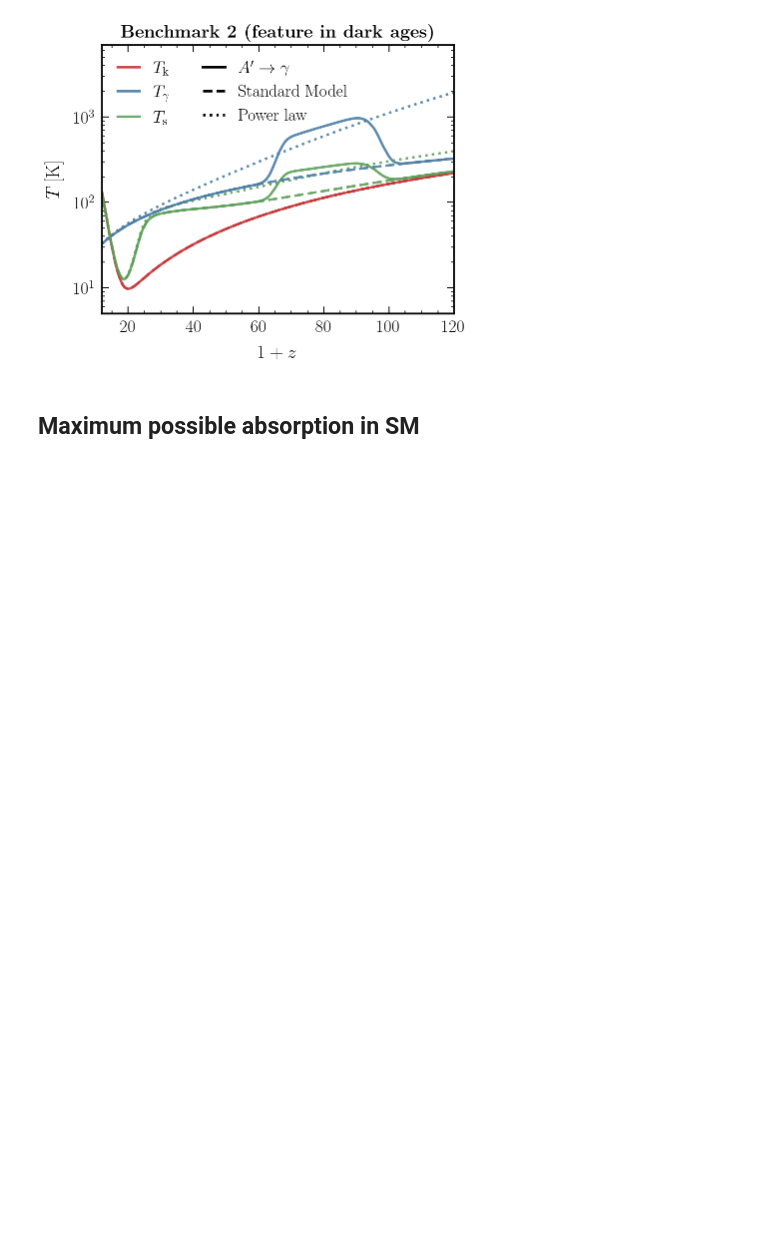
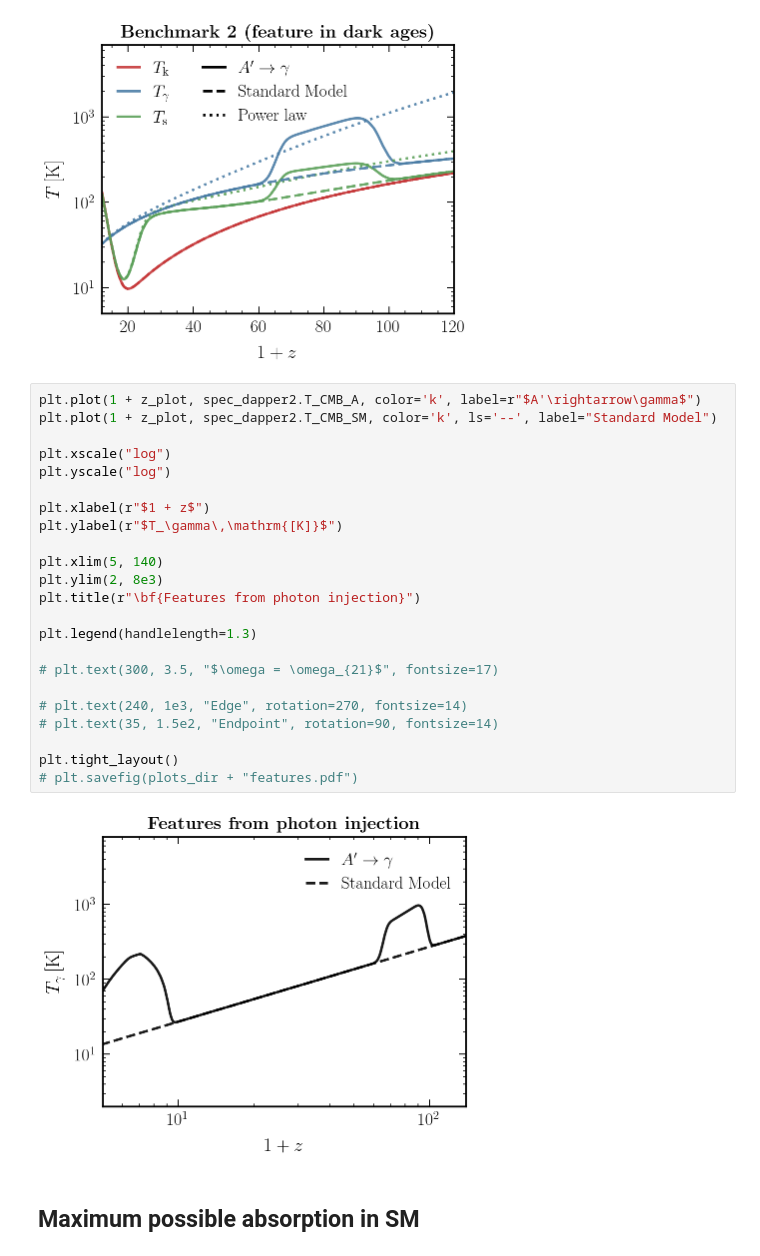
Before and after one commit to smsharma/edges-endpoints-21cm, a Jupyter notebook: notebooks/01_21cm_decay.ipynb, the cells around one changed output. Drawn from its saved outputs; the diff is of its cells as text; blank space fills up the shorter version.

```diff
--- a/notebooks/01_21cm_decay.ipynb
+++ b/notebooks/01_21cm_decay.ipynb
@@ -485,6 +485,31 @@ ax.legend(handles, labels, ncol=2, handlelength=1.3)
 plt.savefig(plots_dir + "T_evol_2.pdf")
 # %% [output]
 [figure]
+# %%
+plt.plot(1 + z_plot, spec_dapper2.T_CMB_A, color='k', label=r"$A'\rightarrow\gamma$")
+plt.plot(1 + z_plot, spec_dapper2.T_CMB_SM, color='k', ls='--', label="Standard Model")
+
+plt.xscale("log")
+plt.yscale("log")
+
+plt.xlabel(r"$1 + z$")
+plt.ylabel(r"$T_\gamma\,\mathrm{[K]}$")
+
+plt.xlim(5, 140)
+plt.ylim(2, 8e3)
+plt.title(r"\bf{Features from photon injection}")
+
+plt.legend(handlelength=1.3)
+
+# plt.text(300, 3.5, "$\omega = \omega_{21}$", fontsize=17)
+
+# plt.text(240, 1e3, "Edge", rotation=270, fontsize=14)
+# plt.text(35, 1.5e2, "Endpoint", rotation=90, fontsize=14)
+
+plt.tight_layout()
+# plt.savefig(plots_dir + "features.pdf")
+# %% [output]
+[figure, added]
 # %% [markdown]
 ## Maximum possible absorption in SM
 # %%
```
Also changed, not shown: parts of 6 cells of this notebook, 3 other files.
